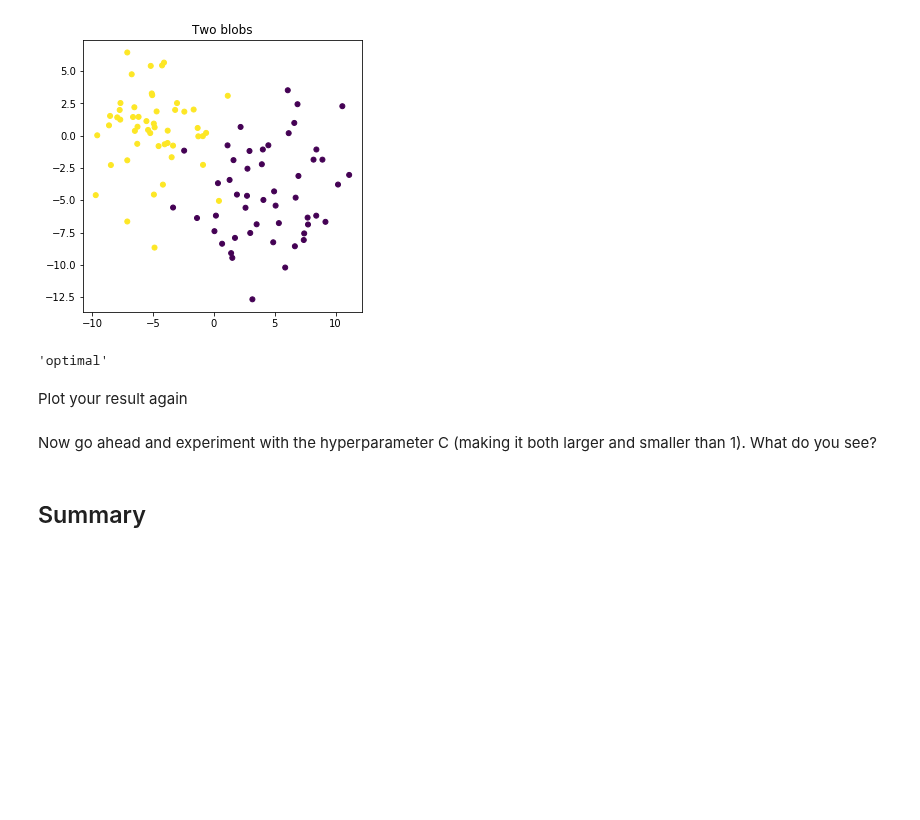
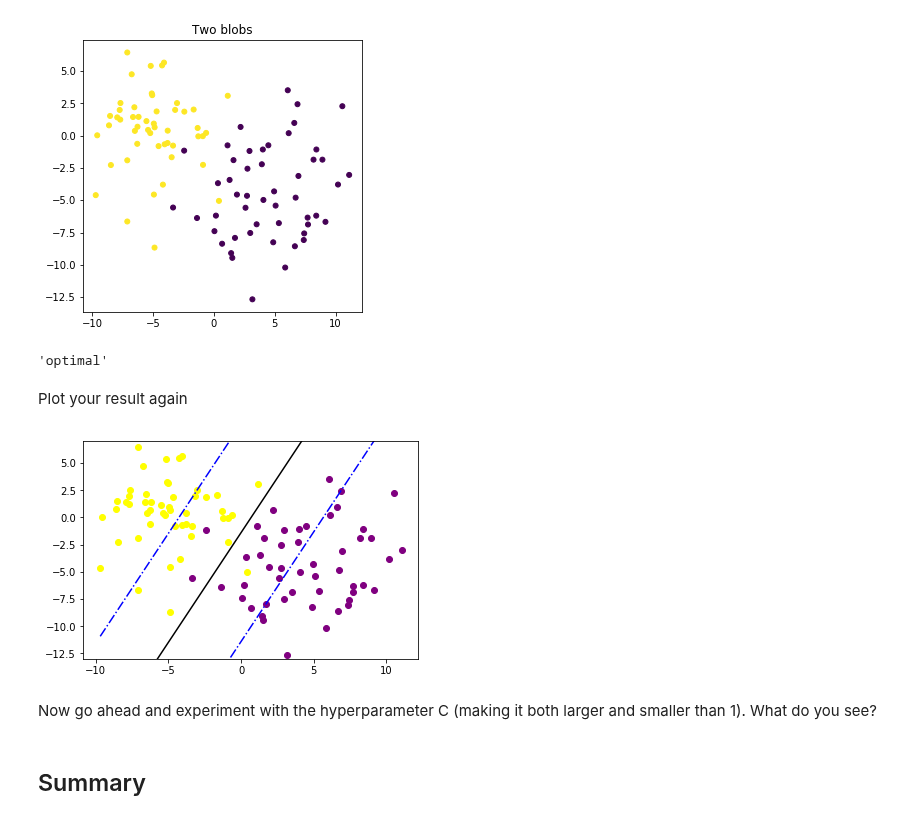
Before and after one commit to AlecMorgan/dsc-3-33-03-building-an-svm-from-scratch-lab-seattle-ds-career-040119, a Jupyter notebook: index.ipynb, the cells around one changed output. Drawn from its saved outputs; the diff is of its cells as text; code cells hidden in the pictures; blank space fills up the shorter version.

```diff
--- a/index.ipynb
+++ b/index.ipynb
@@ -278,3 +276,7 @@ Plot your result again
+# %%
+plotBoundaries(class_1, class_2, w.value, b.value)
+# %% [output]
+[figure, added]
 # %% [markdown]
 Now go ahead and experiment with the hyperparameter C (making it both larger and smaller than 1). What do you see?
 # %% [markdown]
```
Also changed, not shown: parts of 1 cell of this notebook.
